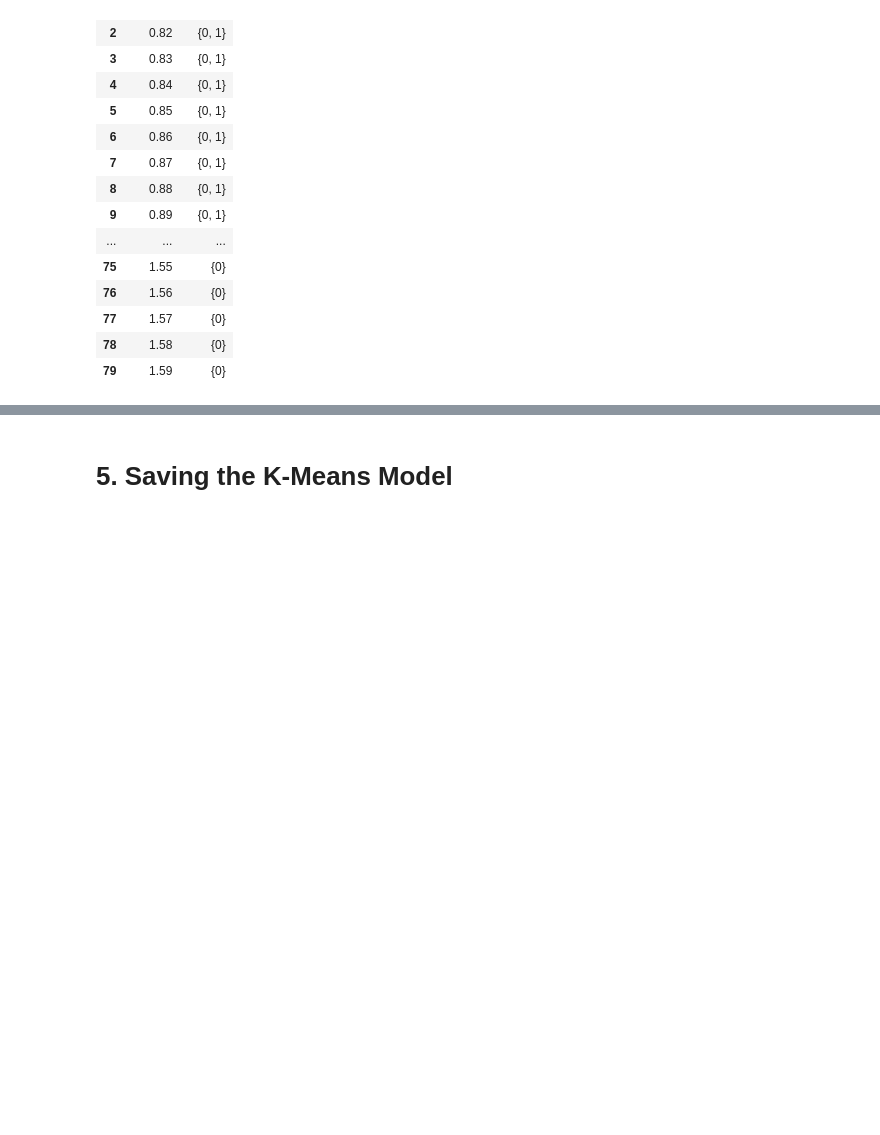
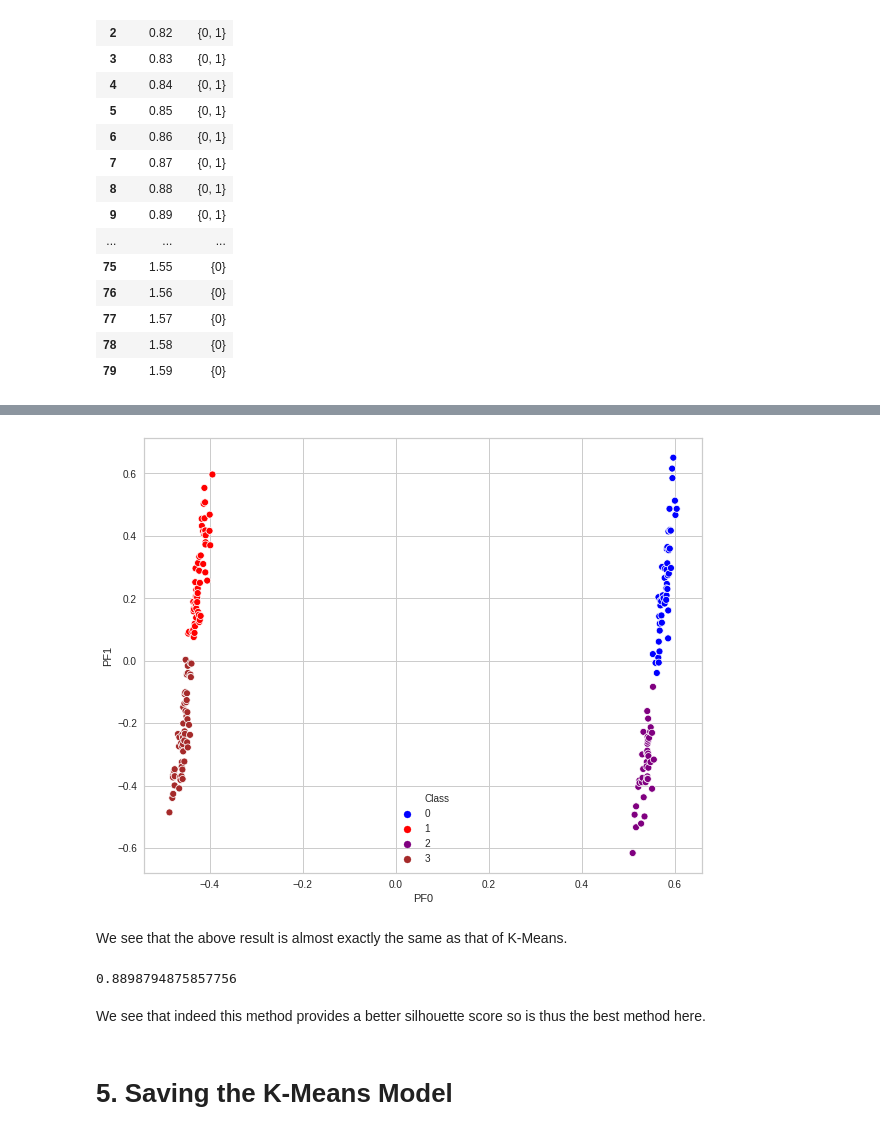
Before and after one commit to Success-Vera/business_use_case-customer_segmentation, a Jupyter notebook: customer_segmentation.ipynb, the cells around one changed output, grey strips where cells are left out. Saved outputs shown, nothing was run; the diff lists cells and outputs as text; code cells hidden in the pictures; blank space fills up the shorter version.

```diff
--- a/customer_segmentation.ipynb
+++ b/customer_segmentation.ipynb
@@ -347,3 +365,29 @@ table_pred
+# %%
+from sklearn.cluster import AgglomerativeClustering
+cluster = AgglomerativeClustering(n_clusters=4, affinity='euclidean', linkage='ward')
+agg_clusters=cluster.fit_predict(data_new)
+# %%
+data_new['Class']=agg_clusters
+# %%
+import seaborn as sns
+plt.figure(figsize=(10,8))
+graph=sns.scatterplot(data_new["PF0"],
+                data_new["PF1"],hue=data_new['Class'],
+                palette=['blue','red','purple','brown'])
+plt.savefig('agglomerative.png')
+
+plt.show()
+# %% [output]
+[figure, added]
+# %% [markdown]
+We see that the above result is almost exactly the same as that of K-Means.
+# %%
+agg_labels=list(agg_clusters)
+metrics.silhouette_score(data_new, agg_labels, metric='euclidean')
+# %% [output]
+0.8898794875857756
+# %% [markdown]
+We see that indeed this method provides a better silhouette score so is thus the best method here.
 # %% [markdown]
 # 5. Saving the K-Means Model
 # %%
```
Also changed, not shown: parts of 15 cells of this notebook, 2 other files.
